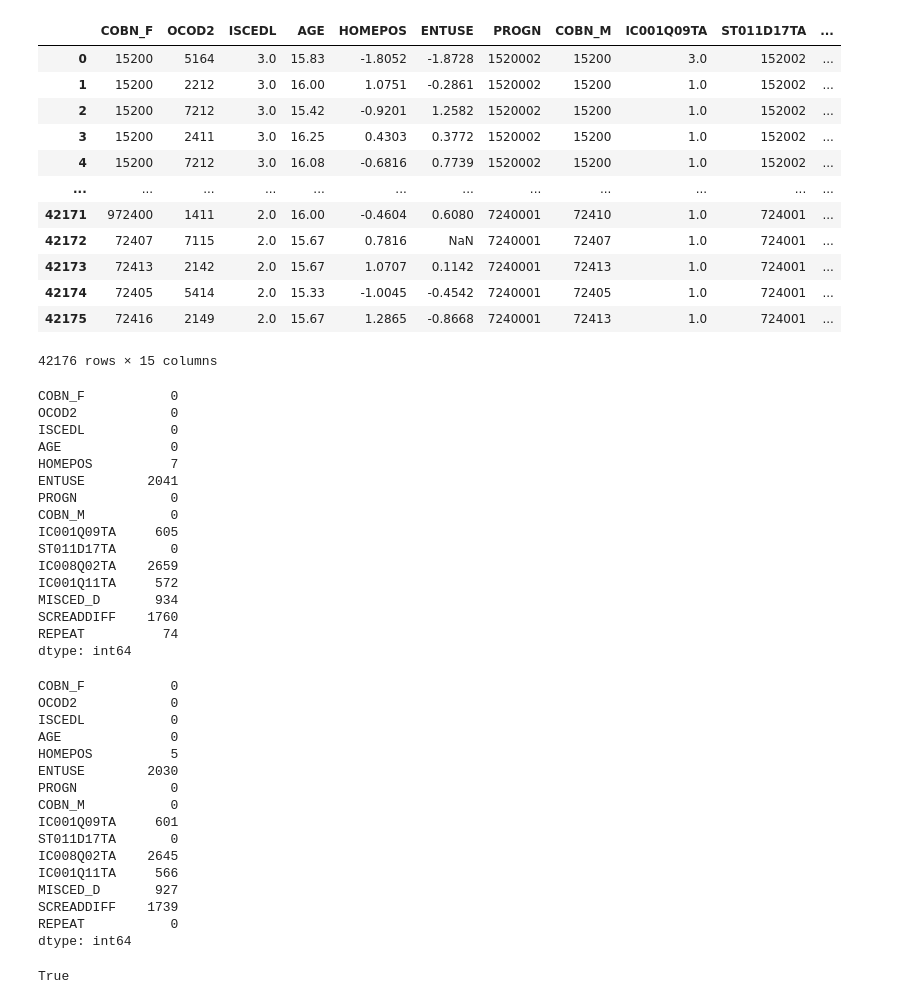
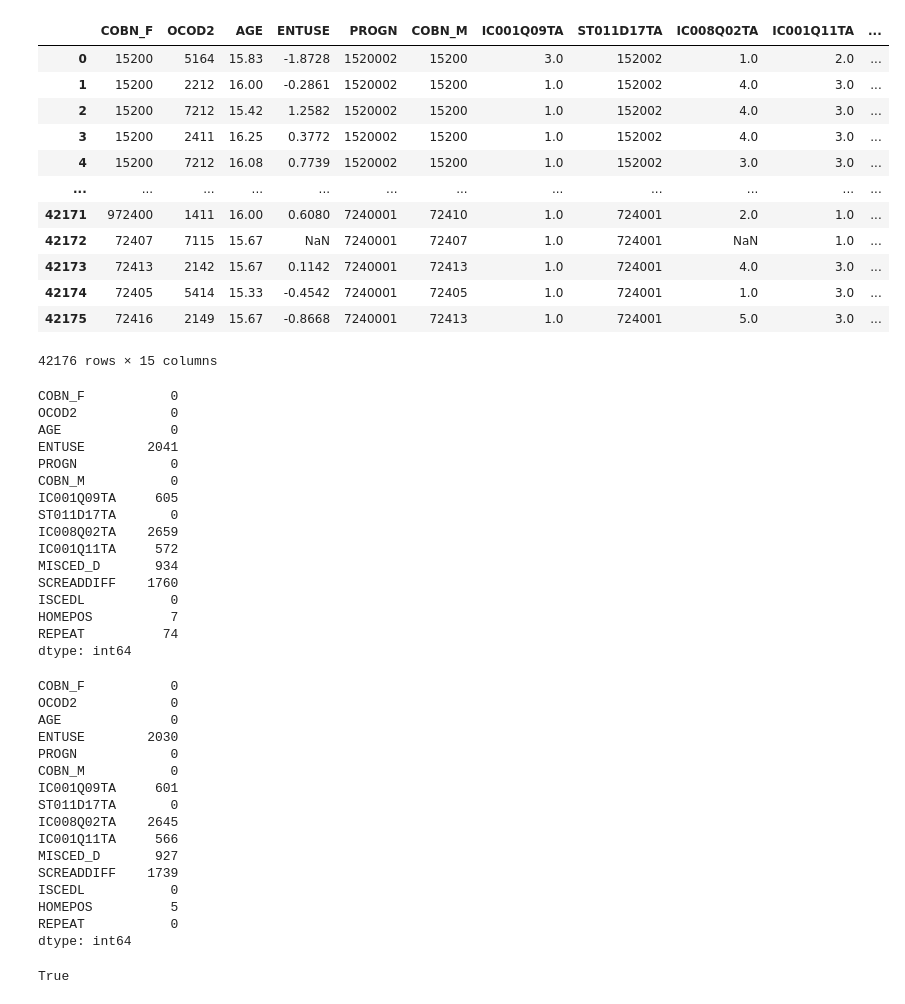
Before and after one commit to xiaoma-ustc/2023_USTC_Analysis_and_Practice_of_the_Data, a Jupyter notebook: lab5/lab5.ipynb, the cells around one changed output. Cells and saved outputs as stored; diff of their text form; code cells hidden in the pictures.

```diff
--- a/lab5/lab5.ipynb
+++ b/lab5/lab5.ipynb
@@ -9,34 +11,33 @@ from sklearn.model_selection import KFold
 # %%
 df = pd.read_csv("./data/lab3-data.csv")
 # %%
-df = df.loc[:,['COBN_F','OCOD2',
-                'ISCEDL','AGE','HOMEPOS',
+
+df = df.loc[:,['COBN_F','OCOD2', 'AGE',
                 'ENTUSE','PROGN','COBN_M','IC001Q09TA',
                 'ST011D17TA','IC008Q02TA','IC001Q11TA',
-                'MISCED_D','SCREADDIFF',"REPEAT"]]
+                'MISCED_D','SCREADDIFF',
+                'ISCEDL','HOMEPOS',"REPEAT"]]
 df
 # %% [output]
-|  | COBN_F | OCOD2 | ISCEDL | AGE | HOMEPOS | ENTUSE | PROGN | COBN_M | IC001Q09TA | ST011D17TA | ... |
-| 0 | 15200 | 5164 | 3.0 | 15.83 | -1.8052 | -1.8728 | 1520002 | 15200 | 3.0 | 152002 | ... |
-| 1 | 15200 | 2212 | 3.0 | 16.00 | 1.0751 | -0.2861 | 1520002 | 15200 | 1.0 | 152002 | ... |
-| 2 | 15200 | 7212 | 3.0 | 15.42 | -0.9201 | 1.2582 | 1520002 | 15200 | 1.0 | 152002 | ... |
-| 3 | 15200 | 2411 | 3.0 | 16.25 | 0.4303 | 0.3772 | 1520002 | 15200 | 1.0 | 152002 | ... |
-| 4 | 15200 | 7212 | 3.0 | 16.08 | -0.6816 | 0.7739 | 1520002 | 15200 | 1.0 | 152002 | ... |
+|  | COBN_F | OCOD2 | AGE | ENTUSE | PROGN | COBN_M | IC001Q09TA | ST011D17TA | IC008Q02TA | IC001Q11TA | ... |
+| 0 | 15200 | 5164 | 15.83 | -1.8728 | 1520002 | 15200 | 3.0 | 152002 | 1.0 | 2.0 | ... |
+| 1 | 15200 | 2212 | 16.00 | -0.2861 | 1520002 | 15200 | 1.0 | 152002 | 4.0 | 3.0 | ... |
+| 2 | 15200 | 7212 | 15.42 | 1.2582 | 1520002 | 15200 | 1.0 | 152002 | 4.0 | 3.0 | ... |
+| 3 | 15200 | 2411 | 16.25 | 0.3772 | 1520002 | 15200 | 1.0 | 152002 | 4.0 | 3.0 | ... |
+| 4 | 15200 | 7212 | 16.08 | 0.7739 | 1520002 | 15200 | 1.0 | 152002 | 3.0 | 3.0 | ... |
 | ... | ... | ... | ... | ... | ... | ... | ... | ... | ... | ... | ... |
-| 42171 | 972400 | 1411 | 2.0 | 16.00 | -0.4604 | 0.6080 | 7240001 | 72410 | 1.0 | 724001 | ... |
-| 42172 | 72407 | 7115 | 2.0 | 15.67 | 0.7816 | NaN | 7240001 | 72407 | 1.0 | 724001 | ... |
-| 42173 | 72413 | 2142 | 2.0 | 15.67 | 1.0707 | 0.1142 | 7240001 | 72413 | 1.0 | 724001 | ... |
-| 42174 | 72405 | 5414 | 2.0 | 15.33 | -1.0045 | -0.4542 | 7240001 | 72405 | 1.0 | 724001 | ... |
-| 42175 | 72416 | 2149 | 2.0 | 15.67 | 1.2865 | -0.8668 | 7240001 | 72413 | 1.0 | 724001 | ... |
+| 42171 | 972400 | 1411 | 16.00 | 0.6080 | 7240001 | 72410 | 1.0 | 724001 | 2.0 | 1.0 | ... |
+| 42172 | 72407 | 7115 | 15.67 | NaN | 7240001 | 72407 | 1.0 | 724001 | NaN | 1.0 | ... |
+| 42173 | 72413 | 2142 | 15.67 | 0.1142 | 7240001 | 72413 | 1.0 | 724001 | 4.0 | 3.0 | ... |
+| 42174 | 72405 | 5414 | 15.33 | -0.4542 | 7240001 | 72405 | 1.0 | 724001 | 1.0 | 3.0 | ... |
+| 42175 | 72416 | 2149 | 15.67 | -0.8668 | 7240001 | 72413 | 1.0 | 724001 | 5.0 | 3.0 | ... |
 42176 rows × 15 columns
 # %%
 df.isnull().sum()
 # %% [output]
 COBN_F           0
 OCOD2            0
-ISCEDL           0
 AGE              0
-HOMEPOS          7
 ENTUSE        2041
 PROGN            0
 COBN_M           0
@@ -46,6 +47,8 @@ IC008Q02TA    2659
 IC001Q11TA     572
 MISCED_D       934
 SCREADDIFF    1760
+ISCEDL           0
+HOMEPOS          7
 REPEAT          74
 dtype: int64
 # %%
@@ -55,9 +58,7 @@ df.isnull().sum()
 # %% [output]
 COBN_F           0
 OCOD2            0
-ISCEDL           0
 AGE              0
-HOMEPOS          5
 ENTUSE        2030
 PROGN            0
 COBN_M           0
@@ -67,6 +68,8 @@ IC008Q02TA    2645
 IC001Q11TA     566
 MISCED_D       927
 SCREADDIFF    1739
+ISCEDL           0
+HOMEPOS          5
 REPEAT           0
 dtype: int64
 # %%
```
Also changed, not shown: parts of 10 cells of this notebook, 3 other files.
